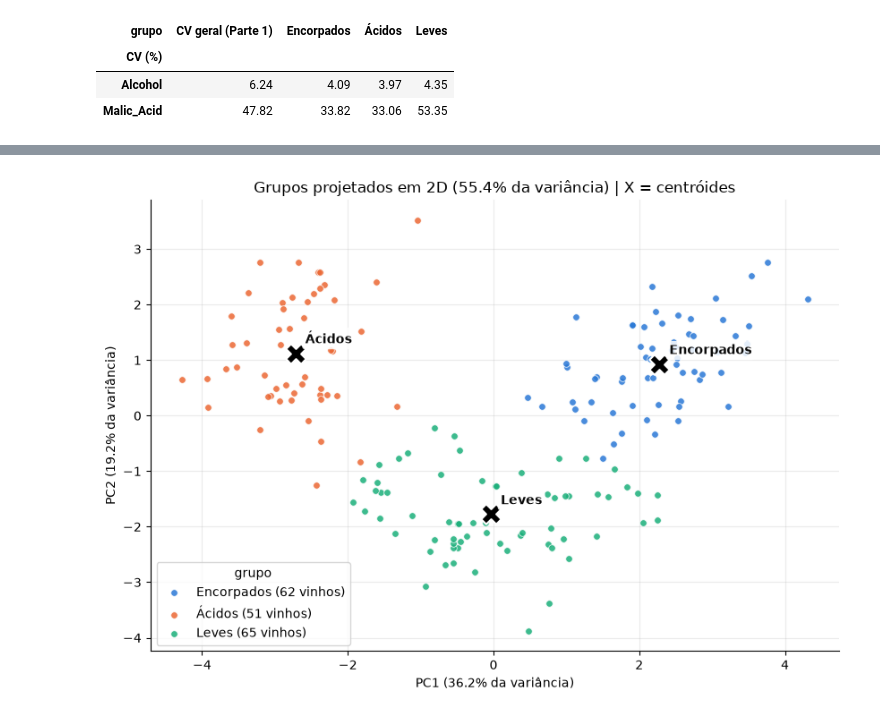
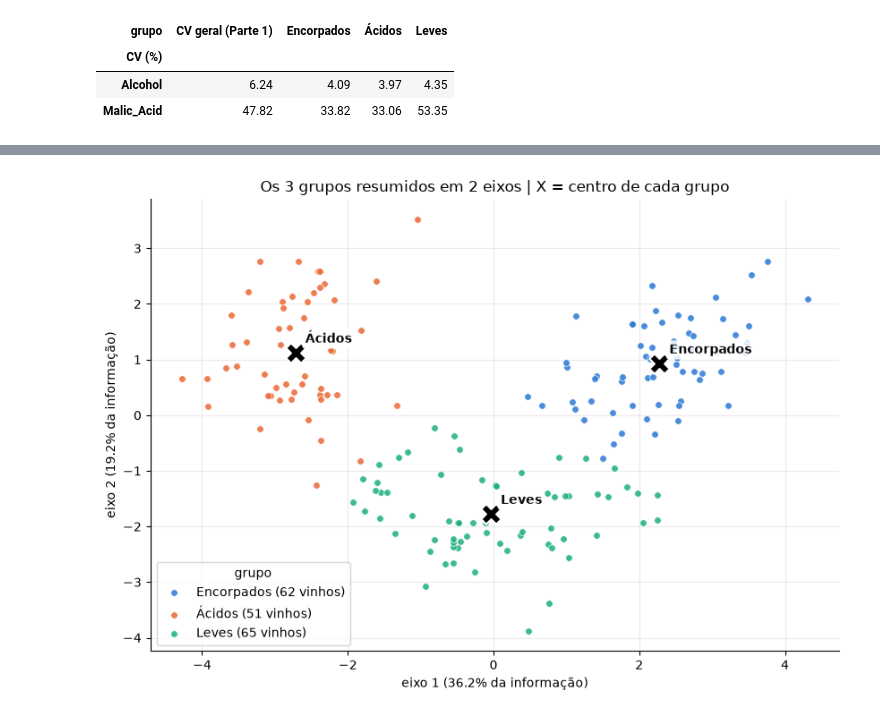
Before and after one commit to Vitoriinoo/CP5_ML_SCWR-P_SINAPSE, a Jupyter notebook: parte2_machine_learning/cp5_sinapse_kmeans.ipynb, the cells around one changed output, grey strips where cells are left out. Cells and saved outputs as stored; diff of their text form; code cells hidden in the pictures.

```diff
--- a/parte2_machine_learning/cp5_sinapse_kmeans.ipynb
+++ b/parte2_machine_learning/cp5_sinapse_kmeans.ipynb
@@ -630,0 +208,16 @@ alto. A tabela abaixo explica por que isso não aconteceu.
+# %%
+X2 = StandardScaler().fit_transform(vinhos[["Alcohol", "Malic_Acid"]])
+inicio = X2[np.random.default_rng(7).choice(len(X2), size=3, replace=False)]   # 3 vinhos sorteados como início
+
+fig, axes = plt.subplots(1, 4, figsize=(17, 4), sharex=True, sharey=True)
+for ax, n_iter in zip(axes, [1, 2, 3, 8]):
+    km2 = KMeans(n_clusters=3, init=inicio, n_init=1, max_iter=n_iter, random_state=SEED).fit(X2)
+    for c in range(3):
+        m = km2.labels_ == c
+        ax.scatter(X2[m, 0], X2[m, 1], s=18, alpha=0.8, color=CORES_SLOTS[c], edgecolor="white", linewidth=0.5)
+    ax.scatter(km2.cluster_centers_[:, 0], km2.cluster_centers_[:, 1], marker="X", s=220,
+               c="black", edgecolor="white", lw=1.5)
+    ax.set_title(f"após {n_iter} rodada(s) | inércia = {km2.inertia_:.1f}", fontsize=10)
+    ax.set_xlabel("teor alcoólico (padronizado)")
+axes[0].set_ylabel("ácido málico (padronizado)")
+plt.tight_layout(); plt.show()
@@ -630,0 +512,24 @@ alto. A tabela abaixo explica por que isso não aconteceu.
+# %%
+display(resumo("Ash"))
+
+# Mapa de calor: média de cada grupo comparada à média geral, em desvios padrão
+# (0 = igual à média; +1 = bem acima; -1 = bem abaixo).
+# "separação" = maior valor - menor valor: quanto maior, mais a variável diferencia os grupos.
+z = pd.DataFrame(X, columns=FEATURES).groupby(vinhos["grupo"].to_numpy()).mean().loc[ORDEM].T
+z["separação"] = z.max(axis=1) - z.min(axis=1)
+z = z.sort_values("separação", ascending=False)
+
+DIVERGENTE = LinearSegmentedColormap.from_list("azul_cinza_vermelho", ["#1c5cab", "#f0efec", "#b8332f"])
+fig, ax = plt.subplots(figsize=(8, 6.6))
+im = ax.imshow(z[ORDEM], cmap=DIVERGENTE, vmin=-1.5, vmax=1.5, aspect="auto")
+for i, variavel in enumerate(z.index):
+    for j, g in enumerate(ORDEM):
+        valor = z.loc[variavel, g]
+        ax.text(j, i, f"{valor:+.2f}", ha="center", va="center", fontsize=9,
+                color="white" if abs(valor) > 0.9 else "#0b0b0b")
+ax.set_xticks(range(len(ORDEM)), ORDEM)
+ax.set_yticks(range(len(z)), [f"{v}  (separação {s:.2f})" for v, s in zip(z.index, z["separação"])])
+ax.grid(False)
+fig.colorbar(im, ax=ax, label="abaixo da média  ←  0  →  acima da média")
+ax.set_title("Cada grupo comparado à média geral\n(da variável que mais separa os grupos para a que menos separa)")
+plt.tight_layout(); plt.show()
@@ -653,23 +571,23 @@ O K-Means rodou nas 13 dimensões. O `PCA` só projeta o resultado num plano par
 # %%
 pca = PCA(n_components=2, random_state=SEED)
 Z = pca.fit_transform(X)
 centroides_2d = pca.transform(modelo.named_steps["kmeans"].cluster_centers_)
 var = pca.explained_variance_ratio_
 
 fig, ax = plt.subplots(figsize=(8.5, 6))
 for g in ORDEM:
     m = (vinhos["grupo"] == g).to_numpy()
     ax.scatter(Z[m, 0], Z[m, 1], s=30, alpha=0.85, color=CORES[g], edgecolor="white", linewidth=0.6,
                label=f"{g} ({m.sum()} vinhos)")
 for c, (x, y) in enumerate(centroides_2d):
     ax.scatter(x, y, marker="X", s=260, c="black", edgecolor="white", lw=1.5)
     ax.annotate(nomes[c], (x, y), xytext=(8, 8), textcoords="offset points", fontsize=10,
                 fontweight="bold", color="#0b0b0b",
                 bbox=dict(boxstyle="round,pad=0.25", fc="white", ec="none", alpha=0.85))
-ax.set(xlabel=f"PC1 ({var[0]:.1%} da variância)", ylabel=f"PC2 ({var[1]:.1%} da variância)",
-       title=f"Grupos projetados em 2D ({var.sum():.1%} da variância) | X = centróides")
+ax.set(xlabel=f"eixo 1 ({var[0]:.1%} da informação)", ylabel=f"eixo 2 ({var[1]:.1%} da informação)",
+       title="Os 3 grupos resumidos em 2 eixos | X = centro de cada grupo")
 ax.legend(title="grupo")
 plt.tight_layout(); plt.show()
 # %% [output]
-[figure, old version]
+[figure, new version]
 # %% [markdown]
```
Also changed, not shown: parts of 78 cells of this notebook.
